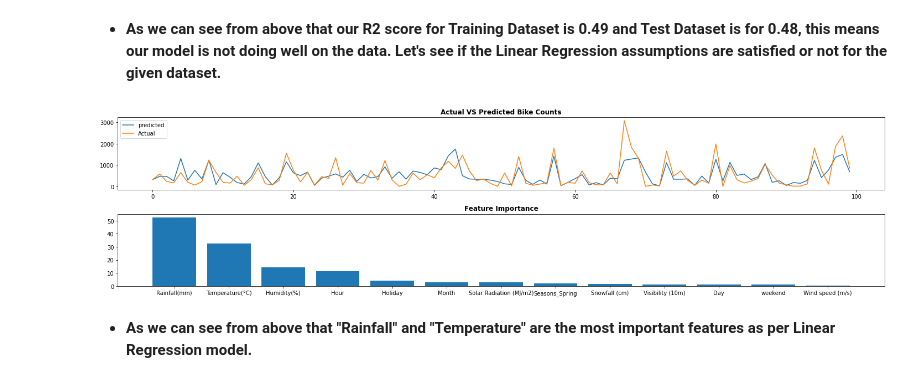
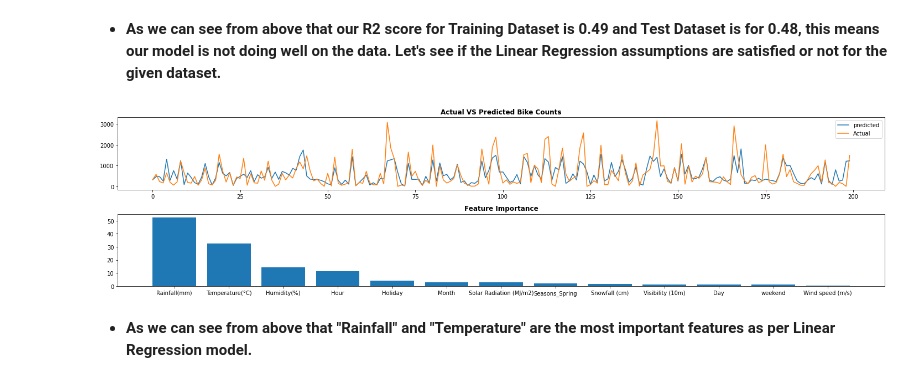
Before and after one commit to Kousikdutta1/Seoul-Bike-Sharing-Demand-Prediction, a Jupyter notebook: Kousik_Dutta_Seoul_Bike_Sharing_Demand_Prediction_Capstone_Project.ipynb, the cells around one changed output. Saved outputs shown, nothing was run; the diff lists cells and outputs as text; code cells hidden in the pictures.

```diff
--- a/Kousik_Dutta_Seoul_Bike_Sharing_Demand_Prediction_Capstone_Project.ipynb
+++ b/Kousik_Dutta_Seoul_Bike_Sharing_Demand_Prediction_Capstone_Project.ipynb
@@ -957,26 +975,26 @@ Test_dataset
 # %%
 # Let's plot Actual VS Predicted Bike counts and Feature Importance
 
 
 importance = np.abs(lr.coef_)
 index = np.argsort(importance)
 index = index[::-1]
 plt.figure(figsize=(20,5))
 
 
 plt.subplot(2,1,1)
-plt.plot(((y_pred_testlr)**2)[:100])
-plt.plot((np.array(y_test)**2)[:100])
+plt.plot(((y_pred_testlr)**2)[:200])
+plt.plot((np.array(y_test)**2)[:200])
 plt.legend(["predicted", "Actual"])
 plt.title('Actual VS Predicted Bike Counts', weight = 'bold')
 plt.subplot(2,1,2)
 plt.bar(range(len(index)), importance[index])
 plt.xticks(range(len(index)),[independent_variables[i] for i in index])
 plt.title('Feature Importance', weight =  'bold')
 plt.tight_layout()
 plt.show()
 # %% [output]
-[figure, old version]
+[figure, new version]
 # %% [markdown]
 * **As we can see from above that "Rainfall" and "Temperature" are the most important features as per Linear Regression model.**
 # %% [markdown]
```
Also changed, not shown: parts of 42 cells of this notebook.
